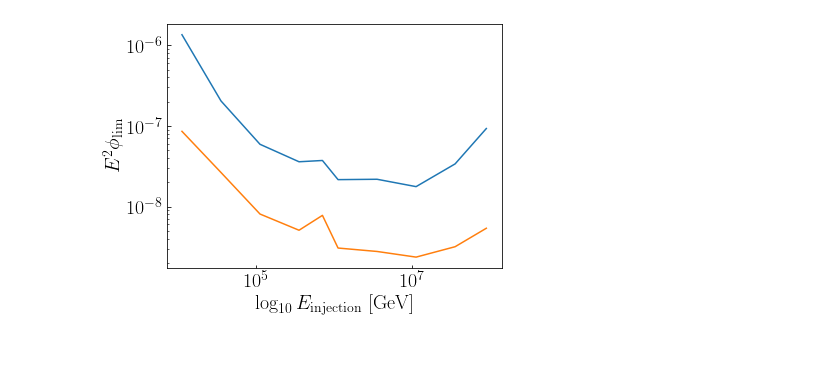
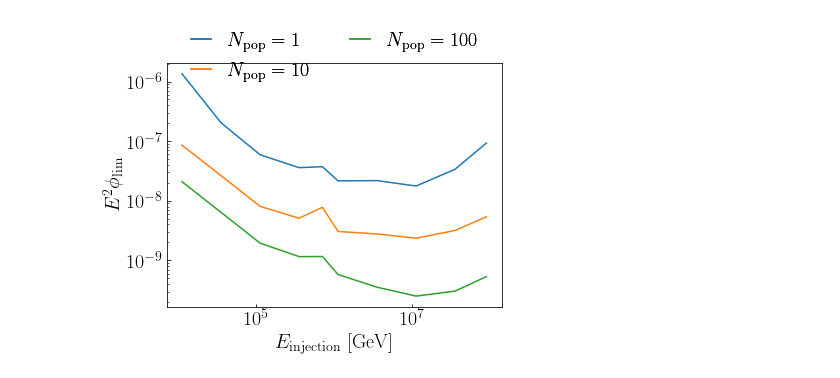
Before and after one commit to MeighenBergerS/dmpoint, a Jupyter notebook: notebooks/cluster_reader.ipynb, the cells around one changed output. Drawn from its saved outputs; the diff is of its cells as text; code cells hidden in the pictures; blank space fills up the shorter version.

Commit message:
Testing 1000 sources

```diff
--- a/notebooks/cluster_reader.ipynb
+++ b/notebooks/cluster_reader.ipynb
@@ -42,7 +42,7 @@ flux_scan = np.logspace(-40, -10, 100)  # Fluxes to test
 ide_scan = [0, 5, 10, 15, 18, 20, 25, 30, 35, 39]  # energy ids to test
 # %%
 pop_store = []
-set_list = [1, 10]
+set_list = [1, 10, 100]
 for set_id in set_list:
     pre_string = "..\\data\\cluster_sim\\set_%d\\results\\" % set_id
     job_range = 1000 * set_id
@@ -63,8 +63,8 @@ pop_store.insert(0, 0.)
 pop_store = np.array(pop_store)
 # %%
 # Parsing
-pops_lens = 2
-pops = [1, 10]
+pops_lens = 3
+pops = [1, 10, 100]
 pop_dic = {}
 for pop_id in range(pops_lens):
     pop = pops[pop_id]
@@ -95,34 +95,34 @@ def smooth(y, box_pts):
 # %%
 figure, (ax1) = plt.subplots(1, 1, figsize=(std_size, std_size * 6. / 8.), sharex=True)
 # ---------------------------------------------
 # Plotting
 for pop in range(len(pops)):
     ax1.plot(
         m_egrid[ide_scan],
-        smooth(10**np.array(plot_grid_y[pop]) * m_egrid[ide_scan]**2, 1)
+        smooth(10**np.array(plot_grid_y[pop]) * m_egrid[ide_scan]**2, 1),
+        label=r'$ N_\mathrm{pop}=%d $' %pops[pop],
     )
 # ---------------------------------------------
 # Axis options
 ax1.set_xscale("log")
 ax1.set_yscale("log")
-ax1.set_xlabel(r"$\log_{10} E_\mathrm{injection}\;[\mathrm{GeV}]$", fontsize=fontsize)
+ax1.set_xlabel(r"$E_\mathrm{injection}\;[\mathrm{GeV}]$", fontsize=fontsize)
 ax1.set_ylabel(r"$E^2 \phi_\mathrm{lim}$", fontsize=fontsize)
 ax1.tick_params(axis = 'both', which = 'major', labelsize=fontsize, direction='in')
 ax1.tick_params(axis = 'both', which = 'minor', labelsize=fontsize, direction='in')
 # ---------------------------------------------
 # Legend
-# plt.legend(fontsize=fontsize)
-# h, l = ax1.get_legend_handles_labels()
-# lgd1 = ax1.legend(h, l, loc=9, bbox_to_anchor=(0.5, +0.8),
-#                     ncol=2, fontsize=fontsize, handlelength=h_length,
-#                     fancybox=True, frameon=False)
-# ax1.add_artist(lgd1)
+h, l = ax1.get_legend_handles_labels()
+lgd1 = ax1.legend(h, l, loc=9, bbox_to_anchor=(0.5, +1.2),
+                    ncol=2, fontsize=fontsize, handlelength=h_length,
+                    fancybox=True, frameon=False)
+ax1.add_artist(lgd1)
 # ---------------------------------------------
 # Showing the image
 plt.show()
 # ---------------------------------------------
 # Storing the image
-figure.savefig(PICS + "source_limits_1PeV.png",
+figure.savefig(PICS + "source_limits.png",
                 bbox_inches='tight', dpi=export_dpi)
 # %% [output]
-[figure, old version]
+[figure, new version]
```
Also changed, not shown: 3 other files.
